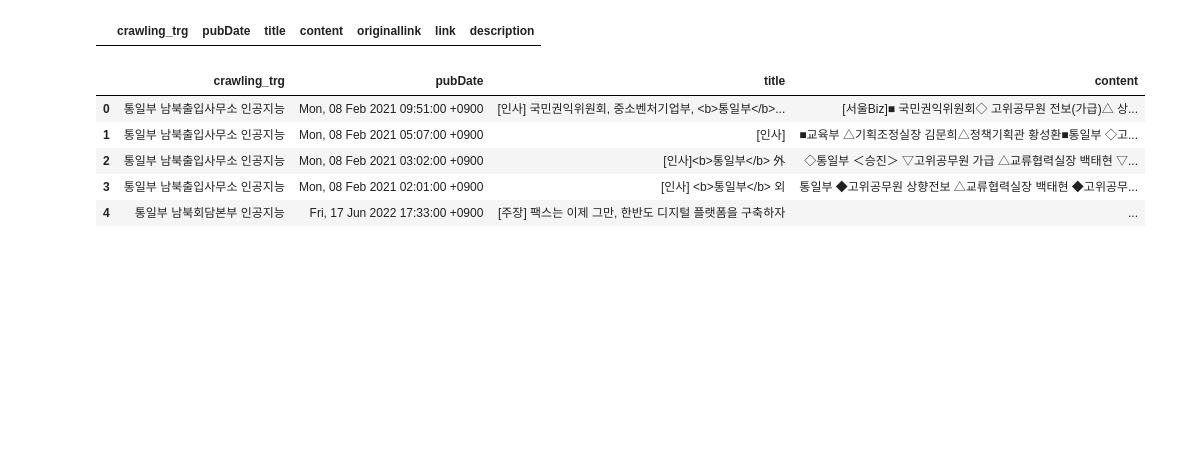
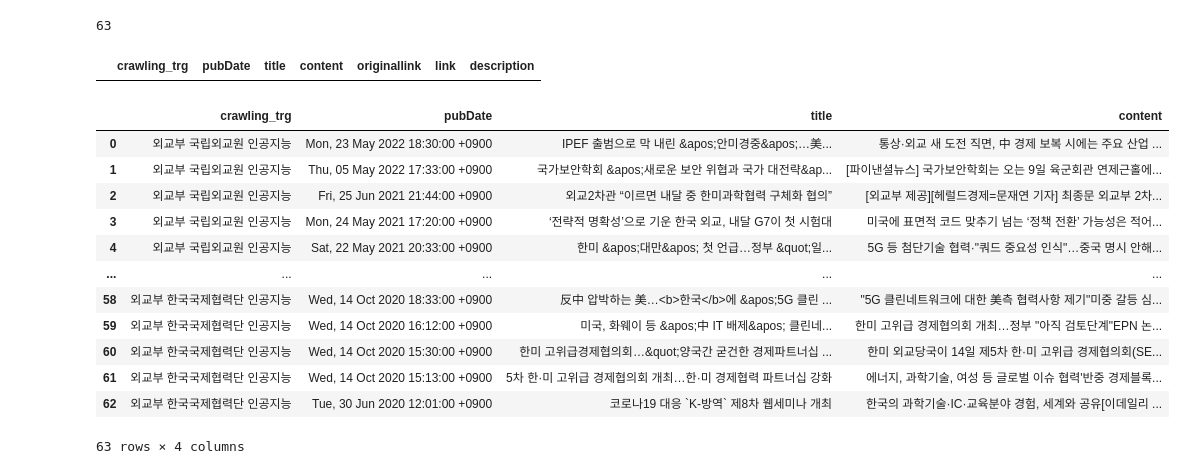
Before and after one commit to dotsnangles/targeted-news-crawling-and-document-retrieval-based-on-similarity-scoring, a Jupyter notebook: load_file.ipynb, the cells around one changed output. Drawn from its saved outputs; the diff is of its cells as text; code cells hidden in the pictures; blank space fills up the shorter version.

```diff
--- a/load_file.ipynb
+++ b/load_file.ipynb
@@ -1,23 +1,33 @@
 # %%
 import pandas as pd
 # %%
-crawled = pd.read_csv('인공지능_통일부_crawled.csv')
+crawled = pd.read_csv('인공지능_외교부_crawled.csv')
+len(crawled)
+# %% [output]
+63
 # %%
 crawled.head(0)
 # %% [output]
 |  | crawling_trg | pubDate | title | content | originallink | link | description |
-# %%
-crawled[['crawling_trg', 'pubDate', 'title', 'content']].head(5)
-# %% [output]
-|  | crawling_trg | pubDate | title | content |
-| 0 | 통일부 남북출입사무소 인공지능 | Mon, 08 Feb 2021 09:51:00 +0900 | [인사] 국민권익위원회, 중소벤처기업부, <b>통일부</b>... | [서울Biz]■ 국민권익위원회◇ 고위공무원 전보(가급)△ 상... |
-| 1 | 통일부 남북출입사무소 인공지능 | Mon, 08 Feb 2021 05:07:00 +0900 | [인사] | ■교육부 △기획조정실장 김문희△정책기획관 황성환■통일부 ◇고... |
-| 2 | 통일부 남북출입사무소 인공지능 | Mon, 08 Feb 2021 03:02:00 +0900 | [인사]<b>통일부</b> 外 | ◇통일부 ＜승진＞ ▽고위공무원 가급 △교류협력실장 백태현 ▽... |
-| 3 | 통일부 남북출입사무소 인공지능 | Mon, 08 Feb 2021 02:01:00 +0900 | [인사] <b>통일부</b> 외 | 통일부 ◆고위공무원 상향전보 △교류협력실장 백태현 ◆고위공무... |
-| 4 | 통일부 남북회담본부 인공지능 | Fri, 17 Jun 2022 17:33:00 +0900 | [주장] 팩스는 이제 그만, 한반도 디지털 플랫폼을 구축하자 | ... |
 # %%
 for idx, row in crawled.iterrows():
     trgs = row.crawling_trg.split(' ')[1:]
     for trg in trgs:
         if trg not in row.content:
             print(row.title)
+# %%
+crawled[['crawling_trg', 'pubDate', 'title', 'content']]
+# %% [output]
+|  | crawling_trg | pubDate | title | content |
+| 0 | 외교부 국립외교원 인공지능 | Mon, 23 May 2022 18:30:00 +0900 | IPEF 출범으로 막 내린 &apos;안미경중&apos;…美... | 통상·외교 새 도전 직면, 中 경제 보복 시에는 주요 산업 ... |
+| 1 | 외교부 국립외교원 인공지능 | Thu, 05 May 2022 17:33:00 +0900 | 국가보안학회 &apos;새로운 보안 위협과 국가 대전략&ap... | [파이낸셜뉴스] 국가보안학회는 오는 9일 육군회관 연제근홀에... |
+| 2 | 외교부 국립외교원 인공지능 | Fri, 25 Jun 2021 21:44:00 +0900 | 외교2차관 “이르면 내달 중 한미과학협력 구체화 협의” | [외교부 제공][헤럴드경제=문재연 기자] 최종문 외교부 2차... |
+| 3 | 외교부 국립외교원 인공지능 | Mon, 24 May 2021 17:20:00 +0900 | ‘전략적 명확성’으로 기운 한국 외교, 내달 G7이 첫 시험대 | 미국에 표면적 코드 맞추기 넘는 ‘정책 전환’ 가능성은 적어... |
+| 4 | 외교부 국립외교원 인공지능 | Sat, 22 May 2021 20:33:00 +0900 | 한미 &apos;대만&apos; 첫 언급…정부 &quot;일... | 5G 등 첨단기술 협력·"쿼드 중요성 인식"…중국 명시 안해... |
+| ... | ... | ... | ... | ... |
+| 58 | 외교부 한국국제협력단 인공지능 | Wed, 14 Oct 2020 18:33:00 +0900 | 反中 압박하는 美…<b>한국</b>에 &apos;5G 클린 ... | "5G 클린네트워크에 대한 美측 협력사항 제기"미중 갈등 심... |
+| 59 | 외교부 한국국제협력단 인공지능 | Wed, 14 Oct 2020 16:12:00 +0900 | 미국, 화웨이 등 &apos;中 IT 배제&apos; 클린네... | 한미 고위급 경제협의회 개최…정부 "아직 검토단계"EPN 논... |
+| 60 | 외교부 한국국제협력단 인공지능 | Wed, 14 Oct 2020 15:30:00 +0900 | 한미 고위급경제협의회…&quot;양국간 굳건한 경제파트너십 ... | 한미 외교당국이 14일 제5차 한·미 고위급 경제협의회(SE... |
+| 61 | 외교부 한국국제협력단 인공지능 | Wed, 14 Oct 2020 15:13:00 +0900 | 5차 한·미 고위급 경제협의회 개최…한·미 경제협력 파트너십 강화 | 에너지, 과학기술, 여성 등 글로벌 이슈 협력'반중 경제블록... |
+| 62 | 외교부 한국국제협력단 인공지능 | Tue, 30 Jun 2020 12:01:00 +0900 | 코로나19 대응 `K-방역` 제8차 웹세미나 개최 | 한국의 과학기술·IC·교육분야 경험, 세계와 공유[이데일리 ... |
+63 rows × 4 columns
```
Also changed, not shown: parts of 2 cells of this notebook.
